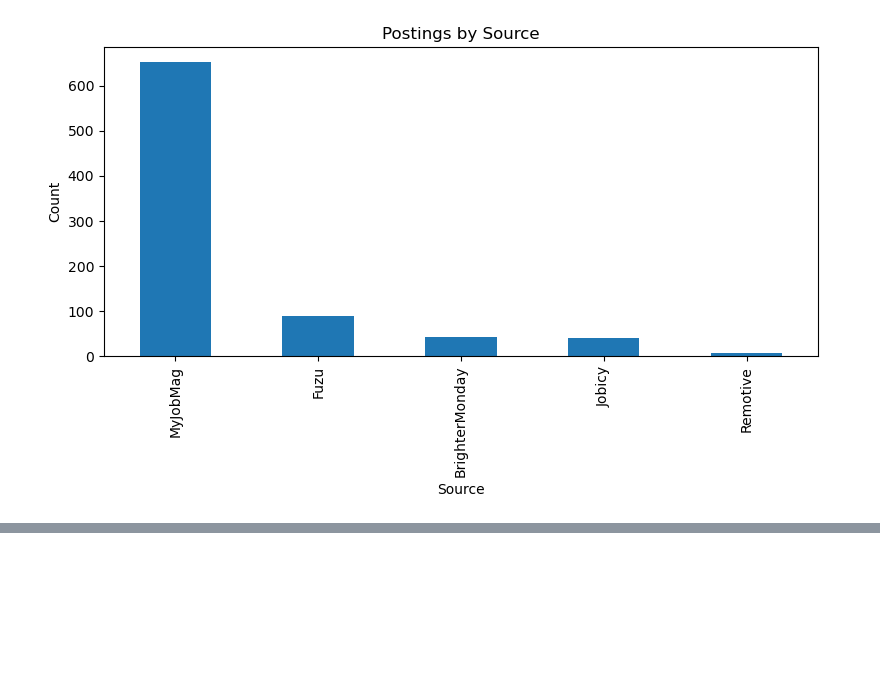
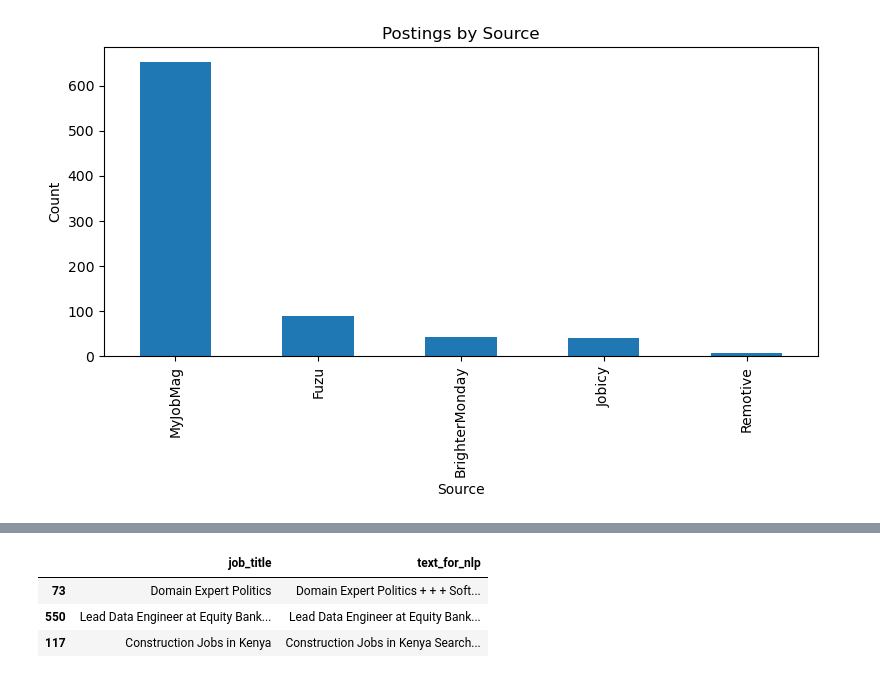
Before and after one commit to franciswairagu/jobpulseKe, a Jupyter notebook: notebooks/notebook.ipynb, the cells around one changed output, grey strips where cells are left out. Drawn from its saved outputs; the diff is of its cells as text; code cells hidden in the pictures; blank space fills up the shorter version.

```diff
--- a/notebooks/notebook.ipynb
+++ b/notebooks/notebook.ipynb
@@ -364,0 +386,24 @@ Name: proportion, dtype: float64
+# %%
+def clean_text(text):
+    """Basic cleanup of scraped job text: strip nav/boilerplate junk, normalize whitespace."""
+    if not isinstance(text, str):
+        return ""
+    text = re.sub(r"\s+", " ", text)
+    # common scraped boilerplate seen in this dataset
+    junk_patterns = [
+        r"Find a Job\s*\+*", r"Search Homepage", r"Easy apply", r"\d+ (day|week|month)s? ago",
+    ]
+    for pat in junk_patterns:
+        text = re.sub(pat, " ", text, flags=re.IGNORECASE)
+    return re.sub(r"\s+", " ", text).strip()
+
+df["title_clean"] = df["job_title"].apply(clean_text)
+df["desc_clean"] = df["job_description"].apply(clean_text)
+df["text_for_nlp"] = (df["title_clean"] + " " + df["desc_clean"]).str.strip()
+
+df[["job_title", "text_for_nlp"]].sample(3, random_state=1)
+# %% [output]
+|  | job_title | text_for_nlp |
+| 73 | Domain Expert Politics | Domain Expert Politics + + + Soft... |
+| 550 | Lead Data Engineer at Equity Bank... | Lead Data Engineer at Equity Bank... |
+| 117 | Construction Jobs in Kenya | Construction Jobs in Kenya Search... |
```
Also changed, not shown: parts of 13 cells of this notebook.
